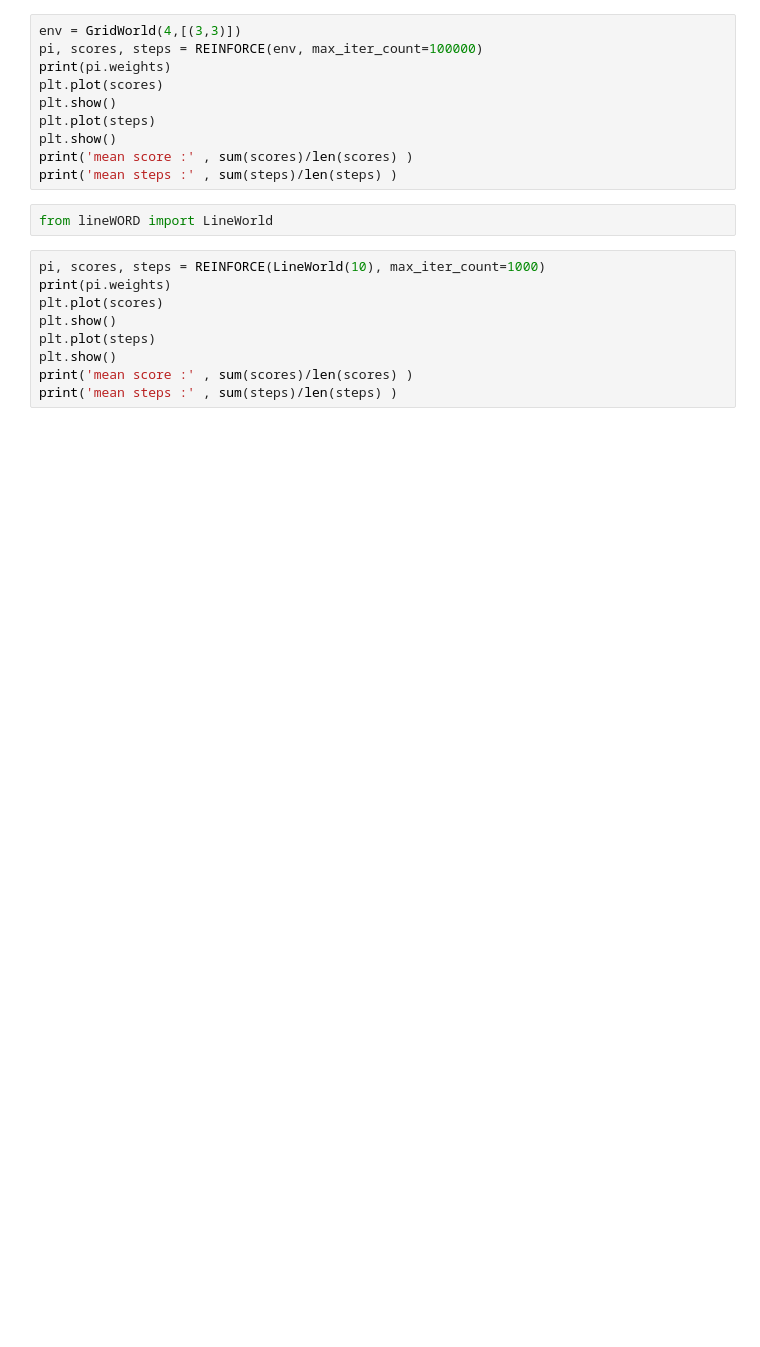
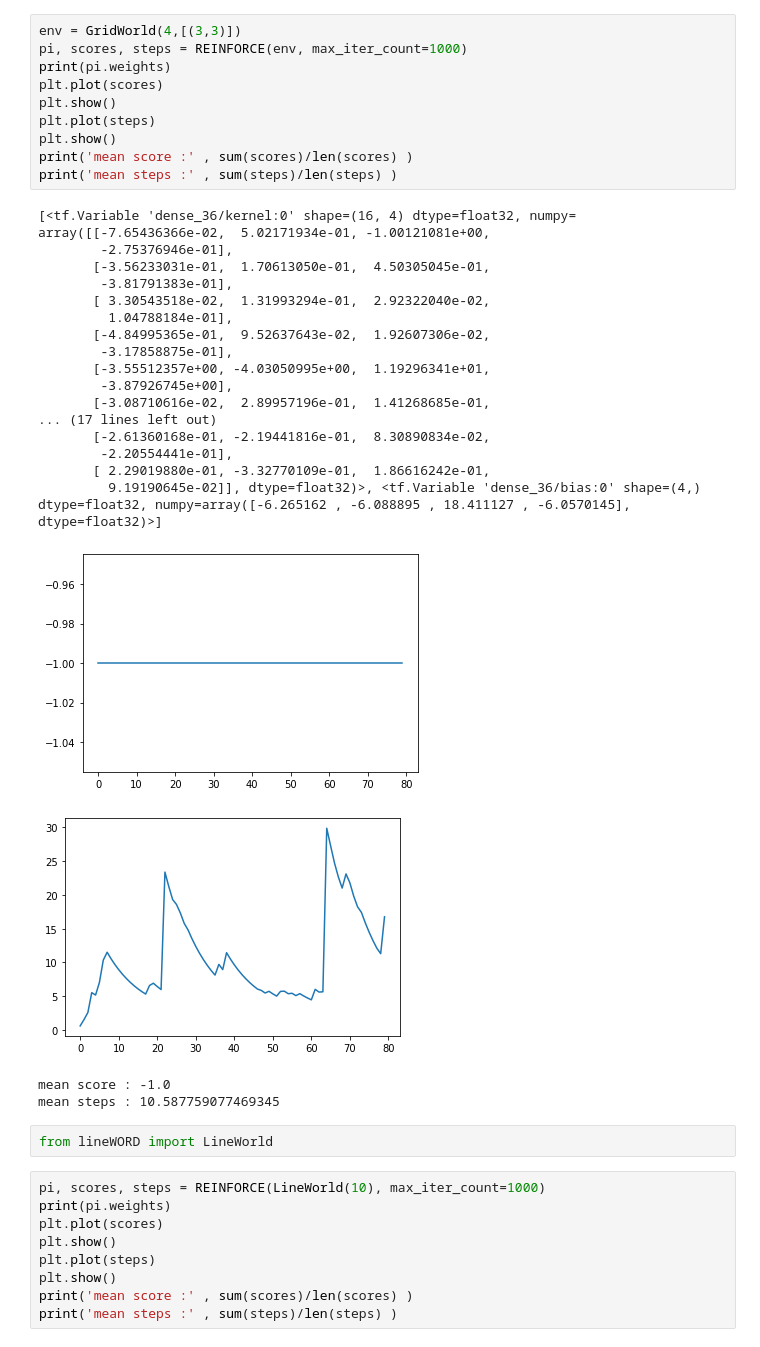
Before and after one commit to BADJEMM98/deep_reinformencent_learning2, a Jupyter notebook: train_agent.ipynb, the cells around one changed output. Cells and saved outputs as stored; diff of their text form; blank space fills up the shorter version.

```diff
--- a/train_agent.ipynb
+++ b/train_agent.ipynb
@@ -26,13 +72,35 @@ print('mean steps :' , sum(steps)/len(steps) )
 # %%
 env = GridWorld(4,[(3,3)])
-pi, scores, steps = REINFORCE(env, max_iter_count=100000)
+pi, scores, steps = REINFORCE(env, max_iter_count=1000)
 print(pi.weights)
 plt.plot(scores)
 plt.show()
 plt.plot(steps)
 plt.show()
 print('mean score :' , sum(scores)/len(scores) )
 print('mean steps :' , sum(steps)/len(steps) )
+# %% [output]
+[<tf.Variable 'dense_36/kernel:0' shape=(16, 4) dtype=float32, numpy=
+array([[-7.65436366e-02,  5.02171934e-01, -1.00121081e+00,
+        -2.75376946e-01],
+       [-3.56233031e-01,  1.70613050e-01,  4.50305045e-01,
+        -3.81791383e-01],
+       [ 3.30543518e-02,  1.31993294e-01,  2.92322040e-02,
+         1.04788184e-01],
+       [-4.84995365e-01,  9.52637643e-02,  1.92607306e-02,
+        -3.17858875e-01],
+       [-3.55512357e+00, -4.03050995e+00,  1.19296341e+01,
+        -3.87926745e+00],
+       [-3.08710616e-02,  2.89957196e-01,  1.41268685e-01,
+... (17 lines left out)
+       [-2.61360168e-01, -2.19441816e-01,  8.30890834e-02,
+        -2.20554441e-01],
+       [ 2.29019880e-01, -3.32770109e-01,  1.86616242e-01,
+         9.19190645e-02]], dtype=float32)>, <tf.Variable 'dense_36/bias:0' shape=(4,) dtype=float32, numpy=array([-6.265162 , -6.088895 , 18.411127 , -6.0570145], dtype=float32)>]
+[figure, added]
+[figure, added]
+mean score : -1.0
+mean steps : 10.587759077469345
 # %%
 from lineWORD import LineWorld
 # %%
```
Also changed, not shown: parts of 10 cells of this notebook, 3 other files.
